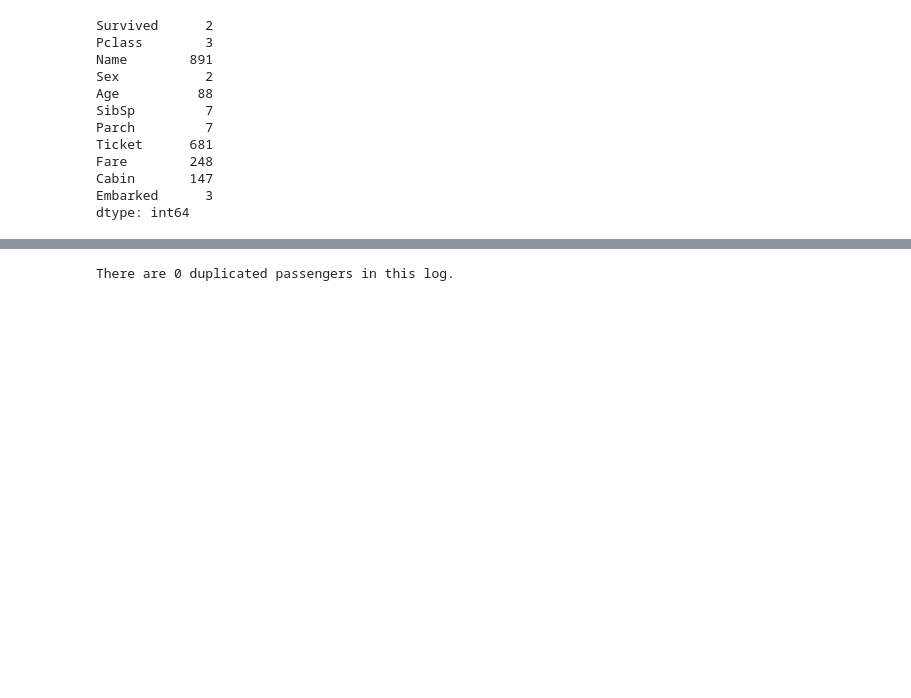
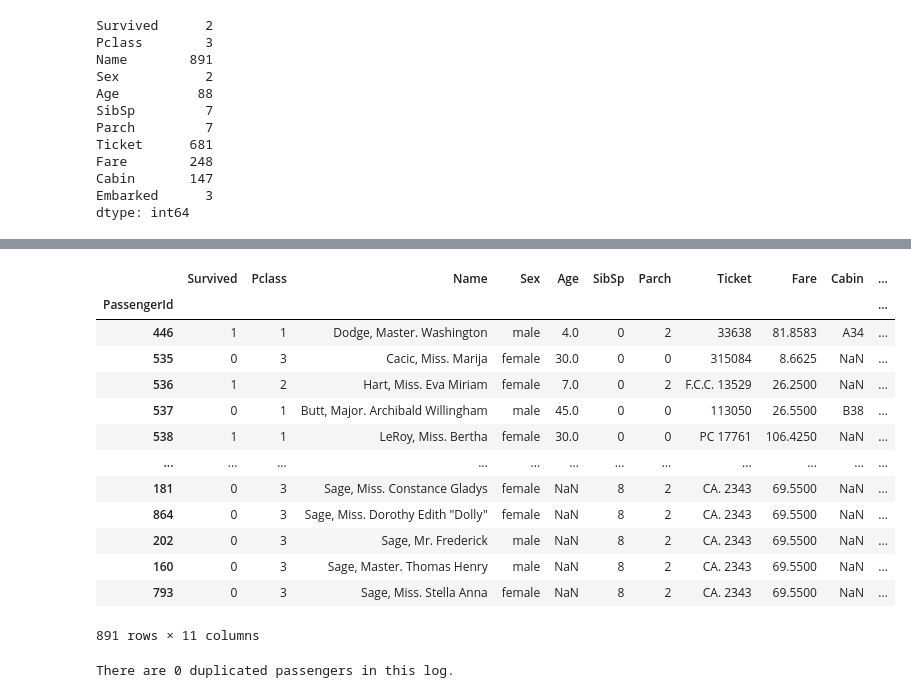
Before and after one commit to RuizLorenzoChavez/practical-ML, a Jupyter notebook: titanic.ipynb, the cells around one changed output, grey strips where cells are left out. Drawn from its saved outputs; the diff is of its cells as text; code cells hidden in the pictures; blank space fills up the shorter version.

```diff
--- a/titanic.ipynb
+++ b/titanic.ipynb
@@ -66,3 +78,20 @@ dtype: int64
+# %%
+train_df.sort_values("SibSp")
+# %% [output]
+|  | Survived | Pclass | Name | Sex | Age | SibSp | Parch | Ticket | Fare | Cabin | ... |
+| PassengerId |  |  |  |  |  |  |  |  |  |  | ... |
+| 446 | 1 | 1 | Dodge, Master. Washington | male | 4.0 | 0 | 2 | 33638 | 81.8583 | A34 | ... |
+| 535 | 0 | 3 | Cacic, Miss. Marija | female | 30.0 | 0 | 0 | 315084 | 8.6625 | NaN | ... |
+| 536 | 1 | 2 | Hart, Miss. Eva Miriam | female | 7.0 | 0 | 2 | F.C.C. 13529 | 26.2500 | NaN | ... |
+| 537 | 0 | 1 | Butt, Major. Archibald Willingham | male | 45.0 | 0 | 0 | 113050 | 26.5500 | B38 | ... |
+| 538 | 1 | 1 | LeRoy, Miss. Bertha | female | 30.0 | 0 | 0 | PC 17761 | 106.4250 | NaN | ... |
+| ... | ... | ... | ... | ... | ... | ... | ... | ... | ... | ... | ... |
+| 181 | 0 | 3 | Sage, Miss. Constance Gladys | female | NaN | 8 | 2 | CA. 2343 | 69.5500 | NaN | ... |
+| 864 | 0 | 3 | Sage, Miss. Dorothy Edith "Dolly" | female | NaN | 8 | 2 | CA. 2343 | 69.5500 | NaN | ... |
+| 202 | 0 | 3 | Sage, Mr. Frederick | male | NaN | 8 | 2 | CA. 2343 | 69.5500 | NaN | ... |
+| 160 | 0 | 3 | Sage, Master. Thomas Henry | male | NaN | 8 | 2 | CA. 2343 | 69.5500 | NaN | ... |
+| 793 | 0 | 3 | Sage, Miss. Stella Anna | female | NaN | 8 | 2 | CA. 2343 | 69.5500 | NaN | ... |
+891 rows × 11 columns
 # %%
 #  check if there are duplicated passengers
 count_duplicated_passengers = train_df.Name.duplicated().sum()
```
Also changed, not shown: parts of 3 cells of this notebook.
